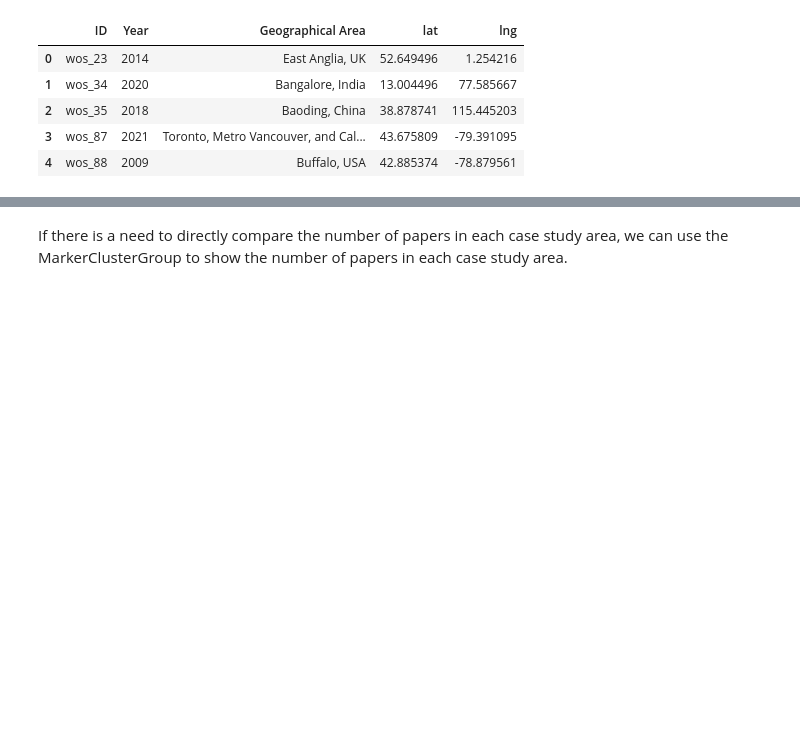
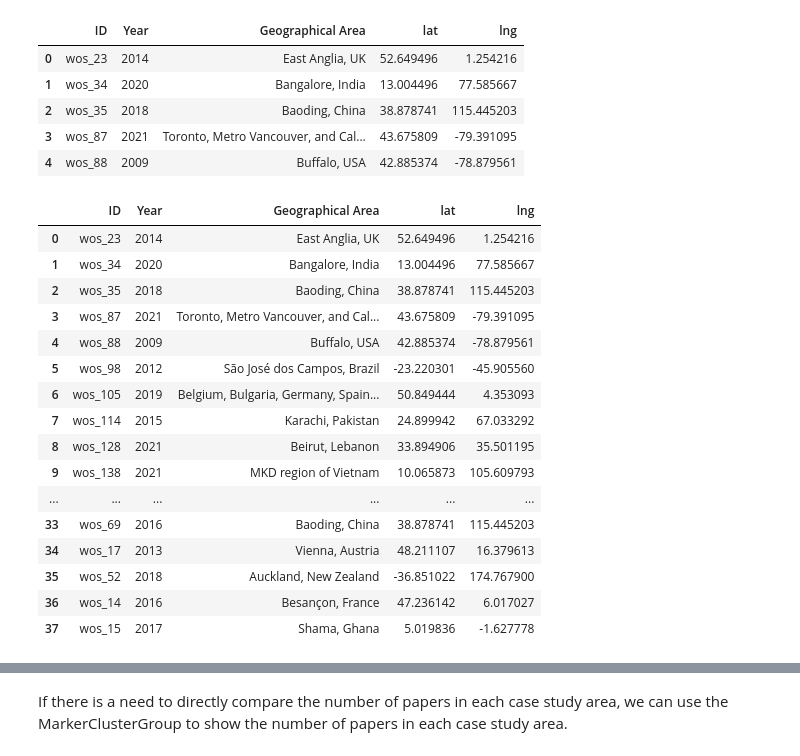
Before and after one commit to BayiLi081/slr-programming, a Jupyter notebook: process_instruction.ipynb, the cells around one changed output, grey strips where cells are left out. Drawn from its saved outputs; the diff is of its cells as text; code cells hidden in the pictures; blank space fills up the shorter version.

```diff
--- a/process_instruction.ipynb
+++ b/process_instruction.ipynb
@@ -128,6 +142,26 @@ df.head()
 | 2 | wos_35 | 2018 | Baoding, China | 38.878741 | 115.445203 |
 | 3 | wos_87 | 2021 | Toronto, Metro Vancouver, and Cal... | 43.675809 | -79.391095 |
 | 4 | wos_88 | 2009 | Buffalo, USA | 42.885374 | -78.879561 |
+# %%
+df
+# %% [output]
+|  | ID | Year | Geographical Area | lat | lng |
+| 0 | wos_23 | 2014 | East Anglia, UK | 52.649496 | 1.254216 |
+| 1 | wos_34 | 2020 | Bangalore, India | 13.004496 | 77.585667 |
+| 2 | wos_35 | 2018 | Baoding, China | 38.878741 | 115.445203 |
+| 3 | wos_87 | 2021 | Toronto, Metro Vancouver, and Cal... | 43.675809 | -79.391095 |
+| 4 | wos_88 | 2009 | Buffalo, USA | 42.885374 | -78.879561 |
+| 5 | wos_98 | 2012 | São José dos Campos, Brazil | -23.220301 | -45.905560 |
+| 6 | wos_105 | 2019 | Belgium, Bulgaria, Germany, Spain... | 50.849444 | 4.353093 |
+| 7 | wos_114 | 2015 | Karachi, Pakistan | 24.899942 | 67.033292 |
+| 8 | wos_128 | 2021 | Beirut, Lebanon | 33.894906 | 35.501195 |
+| 9 | wos_138 | 2021 | MKD region of Vietnam | 10.065873 | 105.609793 |
+| ... | ... | ... | ... | ... | ... |
+| 33 | wos_69 | 2016 | Baoding, China | 38.878741 | 115.445203 |
+| 34 | wos_17 | 2013 | Vienna, Austria | 48.211107 | 16.379613 |
+| 35 | wos_52 | 2018 | Auckland, New Zealand | -36.851022 | 174.767900 |
+| 36 | wos_14 | 2016 | Besançon, France | 47.236142 | 6.017027 |
+| 37 | wos_15 | 2017 | Shama, Ghana | 5.019836 | -1.627778 |
 # %%
 # plot the map with the columns 'lat' and 'lng'
 ## Generate a map of world
```
Also changed, not shown: parts of 14 cells of this notebook, 5 other files.
